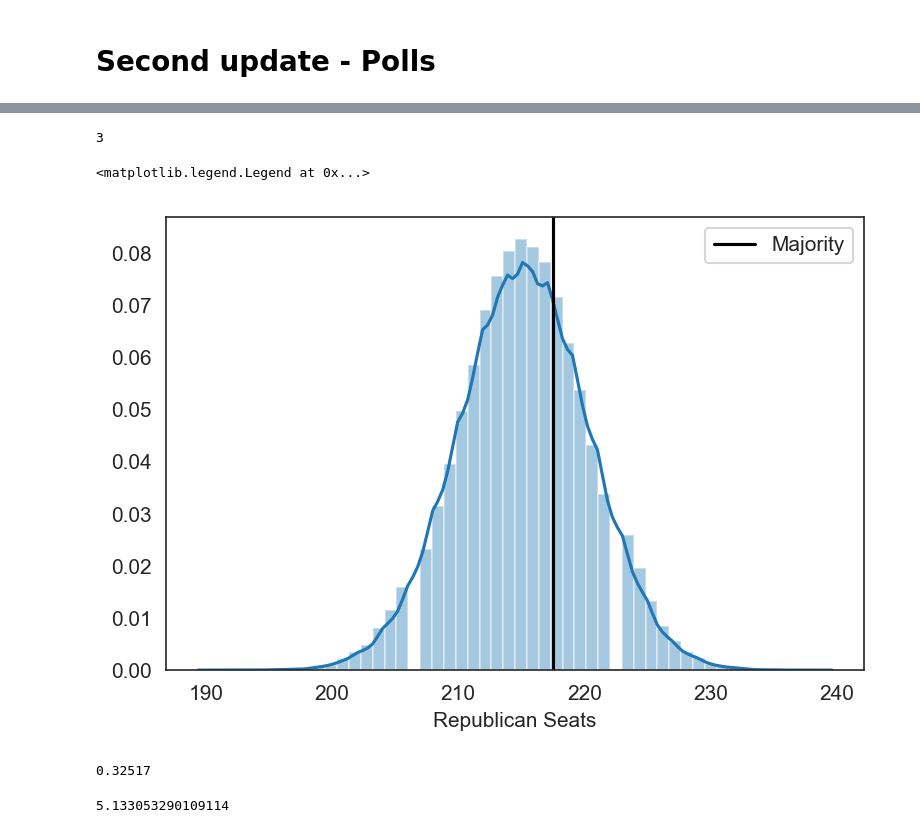
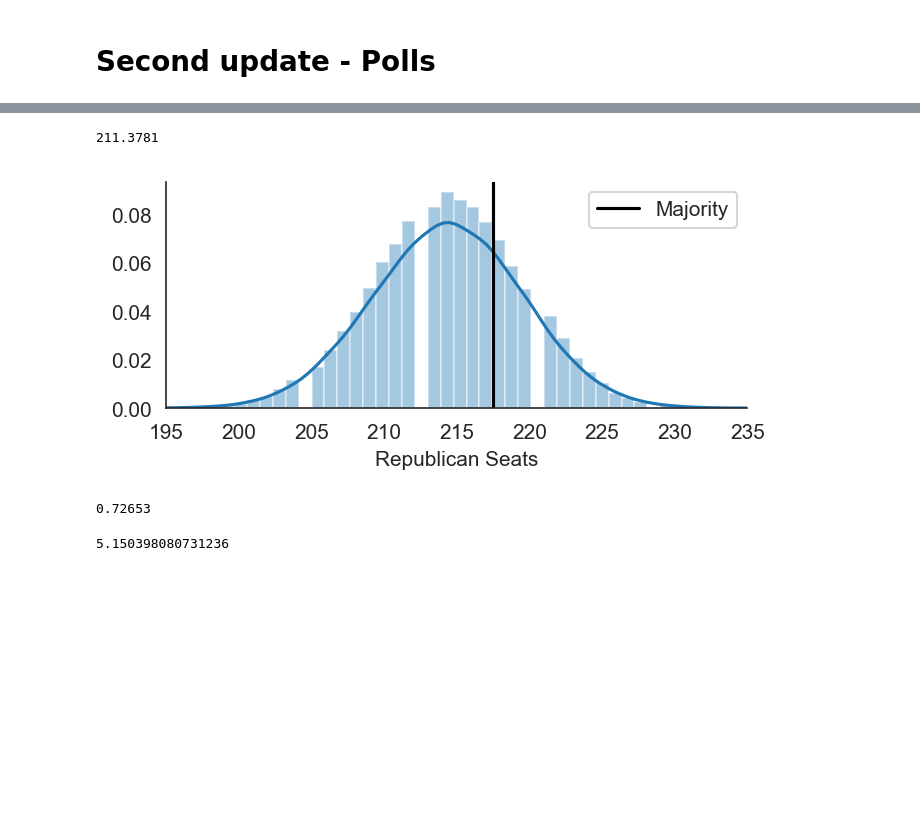
Before and after one commit to jiafengkevinchen/stat195-project, a Jupyter notebook: model.ipynb, the cells around one changed output, grey strips where cells are left out. Saved outputs shown, nothing was run; the diff lists cells and outputs as text; code cells hidden in the pictures; blank space fills up the shorter version.

Commit message:
prelim report

```diff
--- a/model.ipynb
+++ b/model.ipynb
@@ -70,7 +72,7 @@ for i, x1 in enumerate(x_cols):
 # %%
 data = df[['raceyear'] + covariate_cols + interaction].copy().astype(float)
 # %%
-train = data.query('raceyear < 2018').drop('raceyear', axis=1).dropna()
+train = data.query('raceyear < 2018').drop('raceyear', axis=1).dropna().drop_duplicates()
 test = data.query('raceyear == 2018').drop('raceyear', axis=1)
 # %%
 uncontest = df.query('raceyear==2018')
@@ -105,7 +107,7 @@ predict = cvglmnetPredict(fit, newx=X).flatten()
 train_info['residual_sq'] = (train['rep_score'] - predict) ** 2
 sigma2_0 = train_info.groupby('state')['residual_sq'].mean()
 # %%
-mu_0 = test_contest.loc[:, 'rep_incumbent':].values.copy() @ coefs_no_intercept + coefs[0]
+mu_0 = (test_contest.loc[:, 'rep_incumbent':].values.copy() @ coefs[1:, np.newaxis]).flatten() + coefs[0]
 test_info['sigma2_0'] = test_info['state'].apply(lambda x: sigma2_0[x])
 # %%
 sigma2_0 = test_info['sigma2_0'][test_contest.index]
@@ -144,7 +146,7 @@ polls = polls.merge(sigma2_poll)
 polls = (test_info.reset_index()
          .merge(polls, how='left').dropna()
          .sort_values('created_at').groupby('index')
-         .apply(lambda x: x.iloc[-10:])
+         .apply(lambda x: x.iloc[-3:])
          .reset_index(drop=True).drop(['sigma2_0','id','created_at'], axis=1))
 # %%
 def update_poll(poll, mu, Sigma):
@@ -170,25 +178,30 @@ for _, poll in tqdm(polls.iterrows()):
 # %%
 sim = np.random.multivariate_normal(mu, Sigma, size=100000)
 # %%
-df.query('raceyear==2018')['rep_uncontested'].sum()
+rep_uncon = df.query('raceyear==2018')['rep_uncontested'].sum()
-# %% [output]
-3
+# %%
+(sim > .5).sum(axis=1).mean()
+# %% [output]
+211.3781
 # %%
-sns.distplot((sim > .5).sum(axis=1) + 3)
+plt.figure(figsize=(5,2))
+sns.distplot((sim > .5).sum(axis=1) + rep_uncon, bins=54, kde_kws={'bw':1})
 plt.axvline(435/2, color='k', label='Majority')
 plt.xlabel('Republican Seats')
 plt.legend()
+plt.xlim((195,235))
+sns.despine()
+plt.savefig('report/rep_seats.pdf')
 # %% [output]
-<matplotlib.legend.Legend at 0x...>
-[figure, old version]
+[figure, new version]
 # %%
-((sim > .5).sum(axis=1) + 3 > 217.5).mean()
+1-((sim > .5).sum(axis=1) + 3 > 217.5).mean()
 # %% [output]
-0.32517
+0.72653
 # %%
 (sim > .5).sum(axis=1).std()
 # %% [output]
-5.133053290109114
+5.150398080731236
 # %%
 test_info['mu'] = mu
 test_info['sigma'] = np.diag(Sigma) ** .5
```
Also changed, not shown: parts of 17 cells of this notebook, 2 other files.
